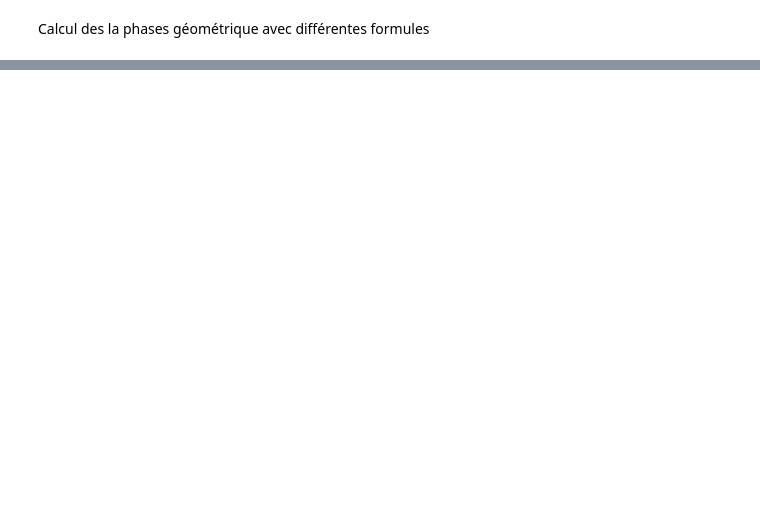
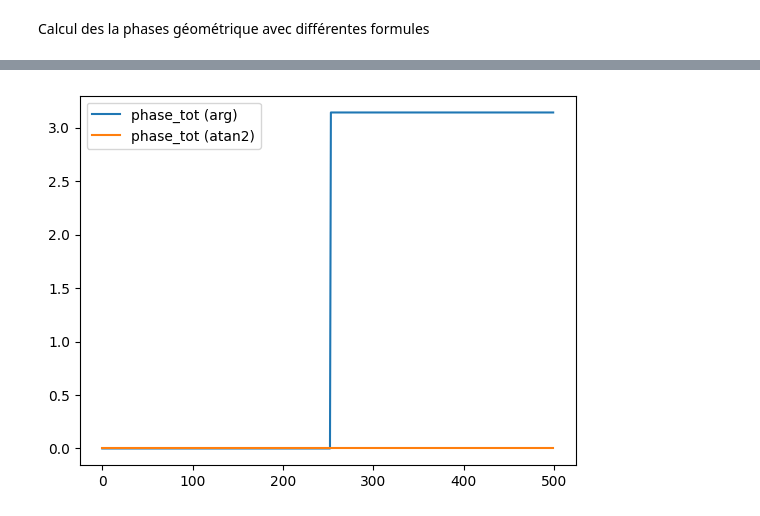
Before and after one commit to GregoireDoat/StageM2, a Jupyter notebook: code/pb-phase_g.ipynb, the cells around one changed output, grey strips where cells are left out. Cells and saved outputs as stored; diff of their text form; code cells hidden in the pictures; blank space fills up the shorter version.

```diff
--- a/code/pb-phase_g.ipynb
+++ b/code/pb-phase_g.ipynb
@@ -189,0 +166,7 @@ l'arctan va bien ? False
+# %%
+plt.plot(plus1, label='phase_tot (arg)')     # np.unwrap(phig_arg, np.pi)
+plt.plot(plus2, label='phase_tot (atan2)')     # np.unwrap(phig_formule, np.pi)
+plt.legend()
+plt.show()
+# %% [output]
+[figure, added]
```
Also changed, not shown: parts of 4 cells of this notebook, 4 other files.
